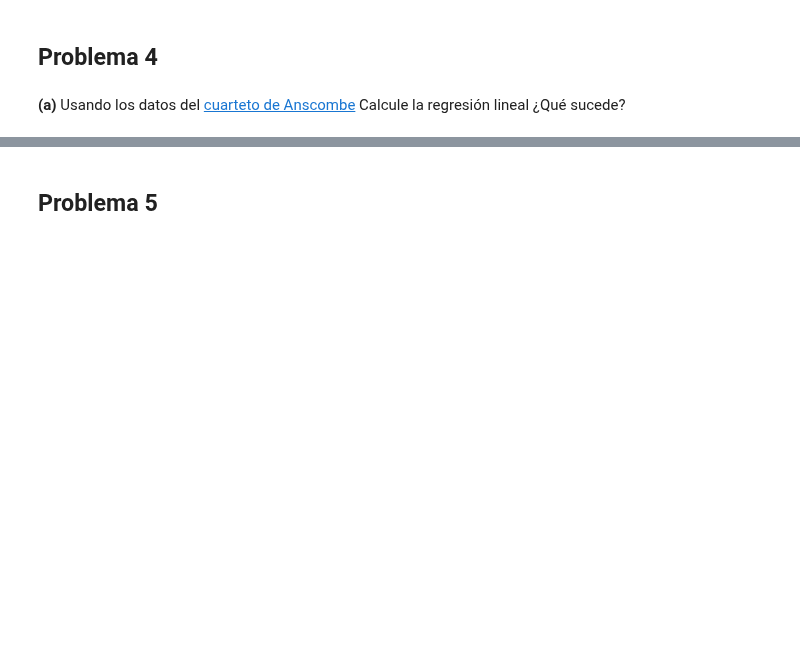
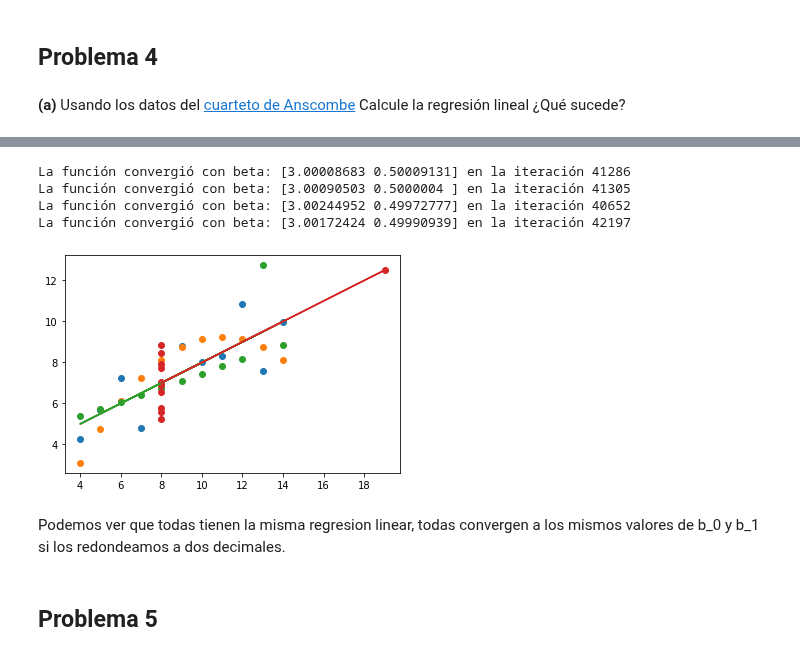
Before and after one commit to Skalas/Matematicas-Computacionales-fall2021, a Jupyter notebook: alumnos/iancarbajal/tarea.ipynb, the cells around one changed output, grey strips where cells are left out. Cells and saved outputs as stored; diff of their text form; code cells hidden in the pictures; blank space fills up the shorter version.

```diff
--- a/alumnos/iancarbajal/tarea.ipynb
+++ b/alumnos/iancarbajal/tarea.ipynb
@@ -246,3 +292,28 @@ Entrenar una regresión lineal. Grafique los datos y el mejor modelo. Explique c
+# %%
+Anscombe = np.loadtxt("data/anscombe.txt", dtype="float", delimiter=",", skiprows=1)
+# %%
+A1 = RegresionLineal(alpha=0.003, max_iters=10000000, tols=.0)
+A1.gradientDescent(Anscombe[:,0], Anscombe[:,1])
+A2 = RegresionLineal(alpha=0.003, max_iters=10000000, tols=.0)
+A2.gradientDescent(Anscombe[:,2], Anscombe[:,3])
+A3 = RegresionLineal(alpha=0.003, max_iters=10000000, tols=.0)
+A3.gradientDescent(Anscombe[:,4], Anscombe[:,5])
+A4 = RegresionLineal(alpha=0.003, max_iters=10000000, tols=.0)
+A4.gradientDescent(Anscombe[:,6], Anscombe[:,7])
+# %% [output]
+La función convergió con beta: [3.00008683 0.50009131] en la iteración 41286
+La función convergió con beta: [3.00090503 0.5000004 ] en la iteración 41305
+La función convergió con beta: [3.00244952 0.49972777] en la iteración 40652
+La función convergió con beta: [3.00172424 0.49990939] en la iteración 42197
+# %%
+graR(Anscombe[:,0], Anscombe[:,1],A1)
+graR(Anscombe[:,2], Anscombe[:,3],A2)
+graR(Anscombe[:,4], Anscombe[:,5],A3)
+graR(Anscombe[:,6], Anscombe[:,7],A4)
+# %% [output]
+[figure, added]
+# %% [markdown]
+Podemos ver que todas tienen la misma regresion linear, todas convergen a los mismos valores de b_0 y b_1 si los redondeamos a dos decimales.
 # %% [markdown]
 ## Problema 5
 # %% [markdown]
```
Also changed, not shown: parts of 19 cells of this notebook.
